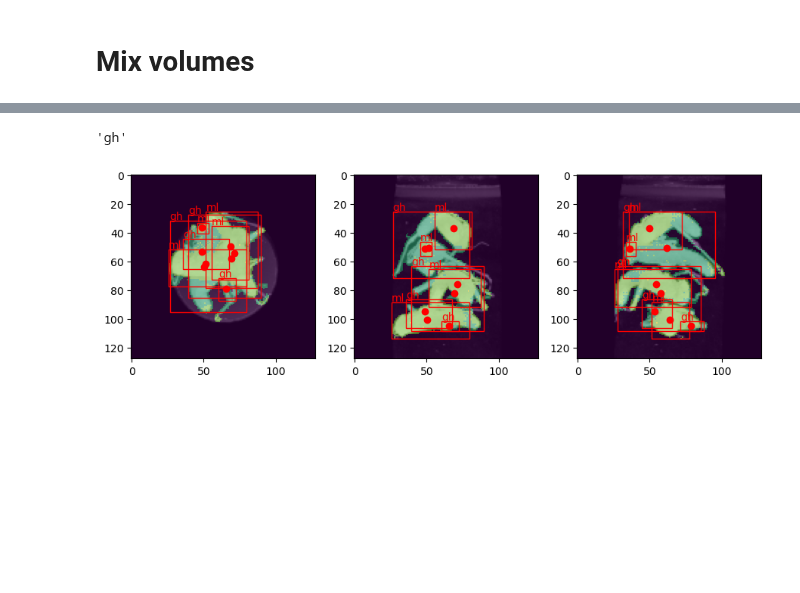
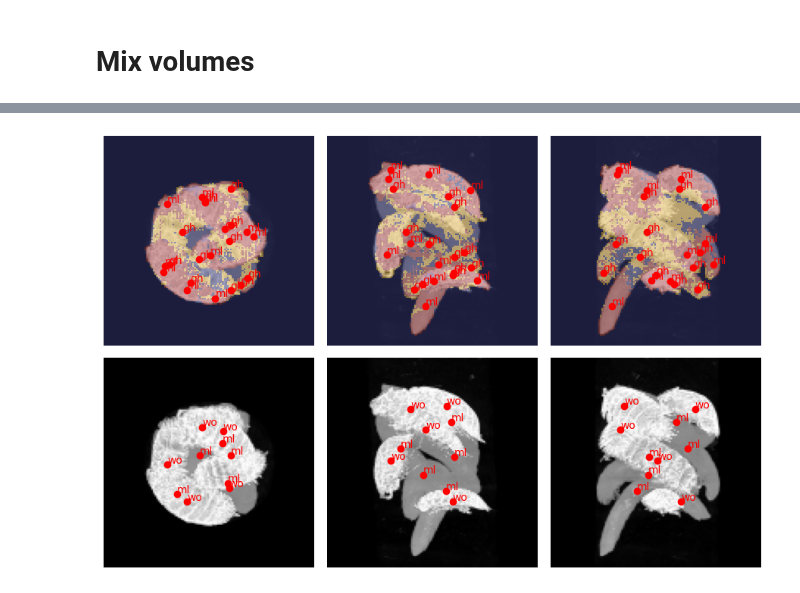
Before and after one commit to R0ner/cnn-context, a Jupyter notebook: notebooks/bn-13-seg-eval.ipynb, the cells around one changed output, grey strips where cells are left out. Drawn from its saved outputs; the diff is of its cells as text; code cells hidden in the pictures; blank space fills up the shorter version.

```diff
--- a/notebooks/bn-13-seg-eval.ipynb
+++ b/notebooks/bn-13-seg-eval.ipynb
@@ -95,7 +97,8 @@ config
  'wandb': True}
 # %%
 model = get_model("")
-checkpoint = torch.load(f"{run_dir}/cpts/r18_e29_best.cpt")
+checkpoint = torch.load(f"{run_dir}/cpts/r18_e160_best.cpt")
+# checkpoint = torch.load(f"{run_dir}/cpts/r18_e75_best.cpt")
 model.load_state_dict(checkpoint["model_state_dict"])
 model.eval()
 del checkpoint
@@ -168,0 +186,6 @@ torch.Size([1, 128, 128, 128])
+# %%
+idx = 2
+volume = mixset[idx][0]
+volume = volume[:, :, 14:-14, 14:-14]
+show_volume(volume, size=3)
+volume.size()
@@ -185,41 +210,74 @@ show_volume(indices, size=3, cmap="tab20b", vmax=len(class_names)+1)
-# %%
-pred = seg_to_bbox(out)
-
-classes, counts = np.unique(pred["pred"][0].argmax(axis=0), return_counts=True)
-
-classes, counts = classes[1:], counts[1:]
-class_names[classes[counts.argmax()]-1]
-# %% [output]
-'gh'
 # %%
-fig, axs = plt.subplots(1, 3, figsize=(9, 3), tight_layout=True)
+conf_t = 0.5
+n_erode = 0
+min_size = 125
+pred = seg_to_bbox(out, conf_threshold=conf_t, n_erode=n_erode, min_size=min_size)
+
+fname = os.path.basename(mixset.volumes[idx])
+val_string = validation.loc[fname][0]
+true_labels = val_string.split(";")[::4]
+true_centers = np.array(
+    [
+        [float(x) for x in val_string.split(";")[1::4]],
+        [float(x) for x in val_string.split(";")[2::4]],
+        [float(x) for x in val_string.split(";")[3::4]],
+    ]
+).T
+
+true_centers = true_centers[:, [2, 1, 0]]
+true_centers += np.array([[0, 18, 18]])
+
+
+fig, (axs0, axs1) = plt.subplots(2, 3, figsize=(9, 6), tight_layout=True)
 for a in range(3):
-    ax = axs[a]
+    ax = axs0[a]
 
     # fig, ax = plt.subplots(figsize=(10, 10))
 
     ax.imshow(volume[0].numpy().max(axis=a), cmap="gray")
     ax.imshow(
-        pred["pred"][0].argmax(axis=0).max(axis=a), alpha=0.5, interpolation="none"
+        pred["pred"][0].argmax(axis=0).max(axis=a),
+        alpha=0.5,
+        interpolation="none",
+        cmap="tab20b",
+        vmax=len(class_names) + 1,
     )
     for box, center, label in zip(pred["boxes"], pred["centers"], pred["labels"]):
         if a == 0:
             center = (center[2] - 0.5, center[1] - 0.5)
             xy = (box[2] - 0.5, box[1] - 0.5)
             height = box[4] - box[1]
             width = box[5] - box[2]
         elif a == 1:
             center = (center[2] - 0.5, center[0] - 0.5)
             xy = (box[2] - 0.5, box[0] - 0.5)
             height = box[3] - box[0]
             width = box[5] - box[2]
         else:
             center = (center[1] - 0.5, center[0] - 0.5)
             xy = (box[1] - 0.5, box[0] - 0.5)
             height = box[3] - box[0]
             width = box[4] - box[1]
-        ax.add_patch(Rectangle(xy, width, height, edgecolor="r", facecolor="none"))
+        # ax.add_patch(Rectangle(xy, width, height, edgecolor="r", facecolor="none"))
         ax.plot(center[0], center[1], "ro")
-        ax.text(xy[0], xy[1] - 1, class_names[label - 1], color="r")
+        # ax.text(xy[0], xy[1] - 1, class_names[label - 1], color="r")
+        ax.text(center[0], center[1] - 1, class_names[label - 1], color="r")
+    ax.axis("off")
+
+# fig, axs = plt.subplots(1, 3, figsize=(9, 3), tight_layout=True)
+for a in range(3):
+    ax = axs1[a]
+
+    ax.imshow(volume[0].numpy().max(axis=a), cmap="gray")
+    for center, label in zip(true_centers, true_labels):
+        if a == 0:
+            center = (center[2] - 0.5, center[1] - 0.5)
+        elif a == 1:
+            center = (center[2] - 0.5, center[0] - 0.5)
+        else:
+            center = (center[1] - 0.5, center[0] - 0.5)
+        ax.plot(center[0], center[1], "ro")
+        ax.text(center[0], center[1] - 1, label, color="r")
+    ax.axis("off")
 # %% [output]
-[figure, old version]
+[figure, new version]
```
Also changed, not shown: parts of 28 cells of this notebook, 1 other file.
